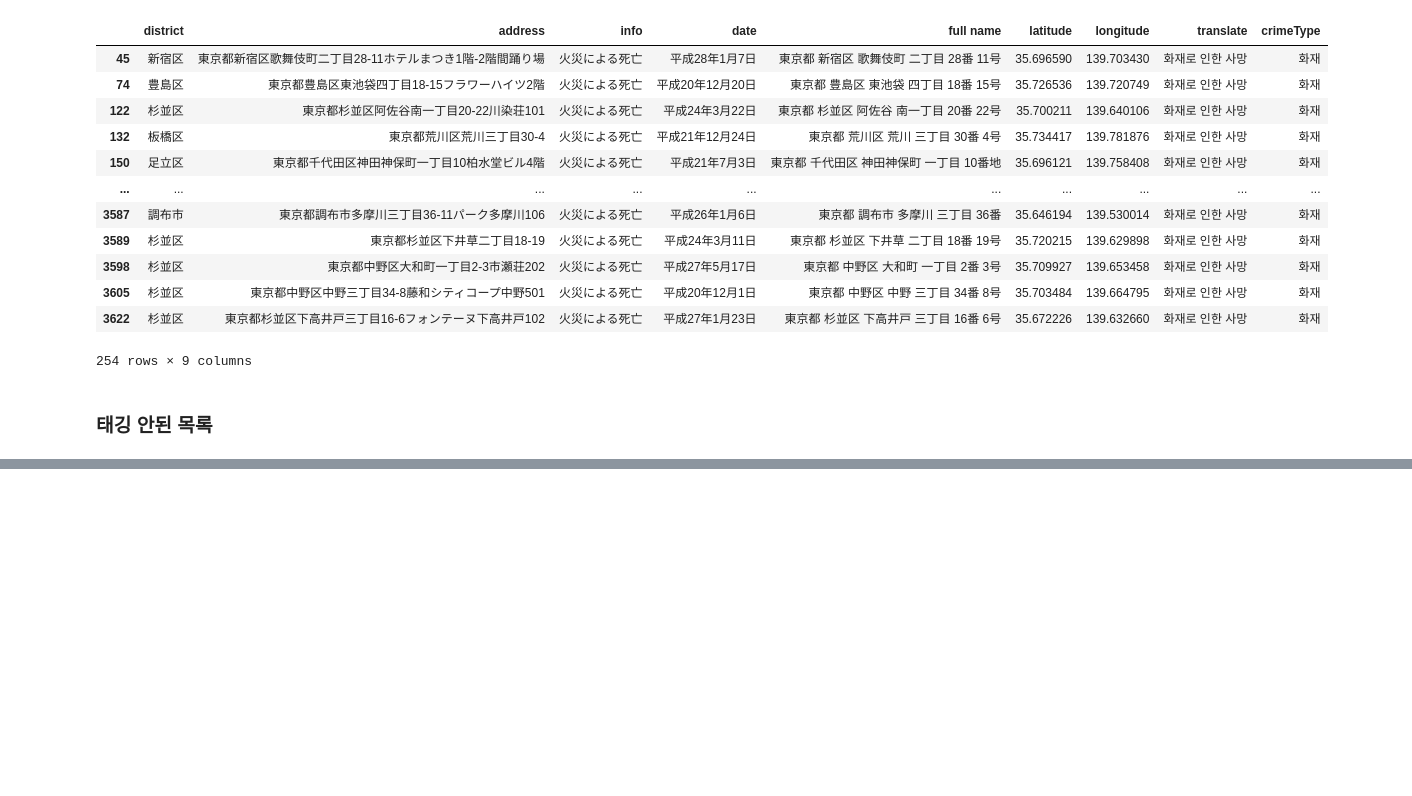
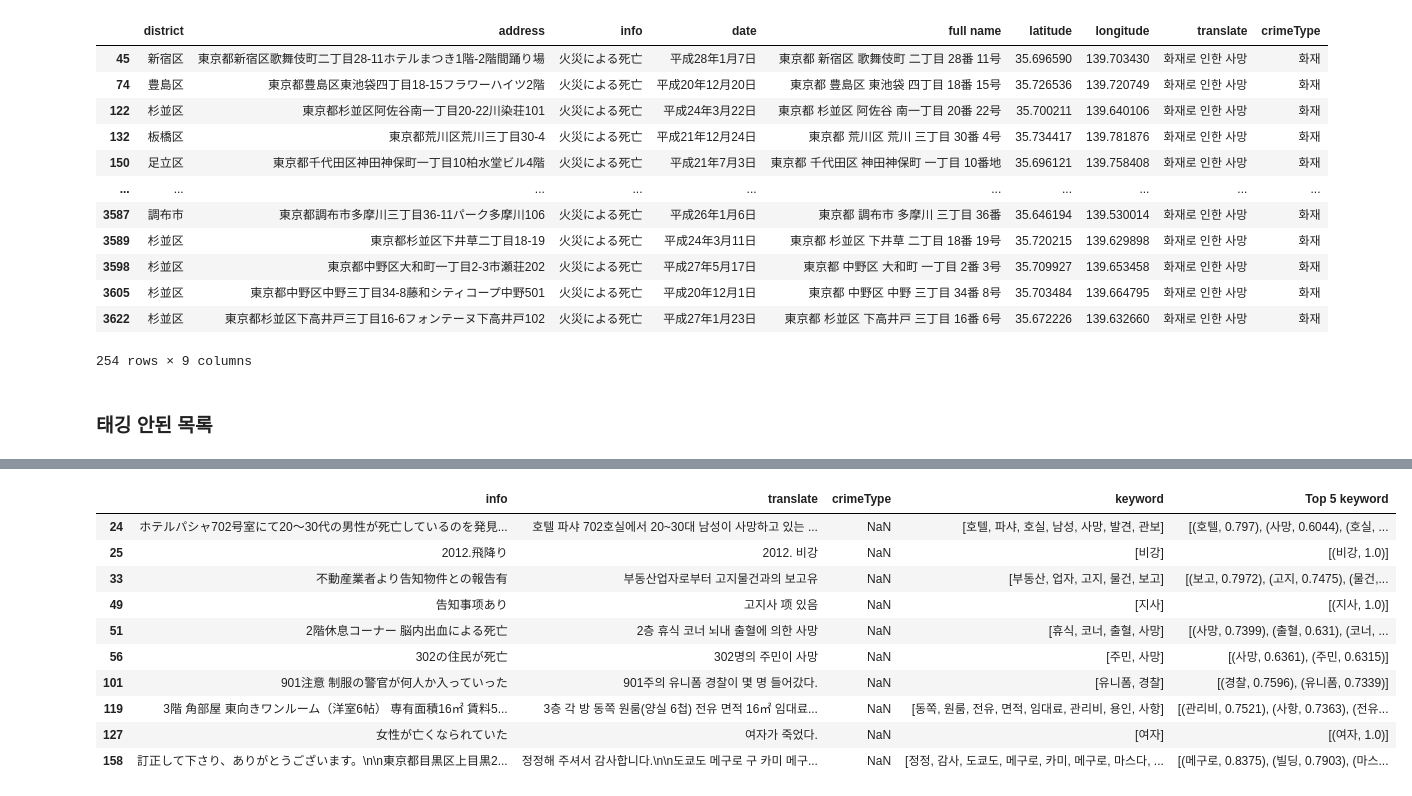
Before and after one commit to zinnie1025/AirbnbWise, a Jupyter notebook: Dataset_Processing/yunyoung/oshima_data_tagging.ipynb, the cells around one changed output, grey strips where cells are left out. Cells and saved outputs as stored; diff of their text form; code cells hidden in the pictures; blank space fills up the shorter version.

```diff
--- a/Dataset_Processing/yunyoung/oshima_data_tagging.ipynb
+++ b/Dataset_Processing/yunyoung/oshima_data_tagging.ipynb
@@ -682,0 +708,4 @@ set(list(crime_na_info))
+# %%
+kiwi = Kiwi()
+model = BertModel.from_pretrained('skt/kobert-base-v1')
+kw_model = KeyBERT(model)
@@ -682,0 +742,15 @@ set(list(crime_na_info))
+# %%
+crime_na_df['Top 5 keyword'] = crime_na_df['keyword'].map(get_topN_keyword)
+crime_na_df.head(10)
+# %% [output]
+|  | info | translate | crimeType | keyword | Top 5 keyword |
+| 24 | ホテルパシャ702号室にて20～30代の男性が死亡しているのを発見... | 호텔 파샤 702호실에서 20~30대 남성이 사망하고 있는 ... | NaN | [호텔, 파샤, 호실, 남성, 사망, 발견, 관보] | [(호텔, 0.797), (사망, 0.6044), (호실, ... |
+| 25 | 2012.飛降り | 2012. 비강 | NaN | [비강] | [(비강, 1.0)] |
+| 33 | 不動産業者より告知物件との報告有 | 부동산업자로부터 고지물건과의 보고유 | NaN | [부동산, 업자, 고지, 물건, 보고] | [(보고, 0.7972), (고지, 0.7475), (물건,... |
+| 49 | 告知事项あり | 고지사 项 있음 | NaN | [지사] | [(지사, 1.0)] |
+| 51 | 2階休息コーナー 脳内出血による死亡 | 2층 휴식 코너 뇌내 출혈에 의한 사망 | NaN | [휴식, 코너, 출혈, 사망] | [(사망, 0.7399), (출혈, 0.631), (코너, ... |
+| 56 | 302の住民が死亡 | 302명의 주민이 사망 | NaN | [주민, 사망] | [(사망, 0.6361), (주민, 0.6315)] |
+| 101 | 901注意 制服の警官が何人か入っていった | 901주의 유니폼 경찰이 몇 명 들어갔다. | NaN | [유니폼, 경찰] | [(경찰, 0.7596), (유니폼, 0.7339)] |
+| 119 | 3階 角部屋 東向きワンルーム（洋室6帖） 専有面積16㎡ 賃料5... | 3층 각 방 동쪽 원룸(양실 6첩) 전유 면적 16㎡ 임대료... | NaN | [동쪽, 원룸, 전유, 면적, 임대료, 관리비, 용인, 사항] | [(관리비, 0.7521), (사항, 0.7363), (전유... |
+| 127 | 女性が亡くなられていた | 여자가 죽었다. | NaN | [여자] | [(여자, 1.0)] |
+| 158 | 訂正して下さり、ありがとうございます。\n\n東京都目黒区上目黒2... | 정정해 주셔서 감사합니다.\n\n도쿄도 메구로 구 카미 메구... | NaN | [정정, 감사, 도쿄도, 메구로, 카미, 메구로, 마스다, ... | [(메구로, 0.8375), (빌딩, 0.7903), (마스... |
```
Also changed, not shown: parts of 23 cells of this notebook.
